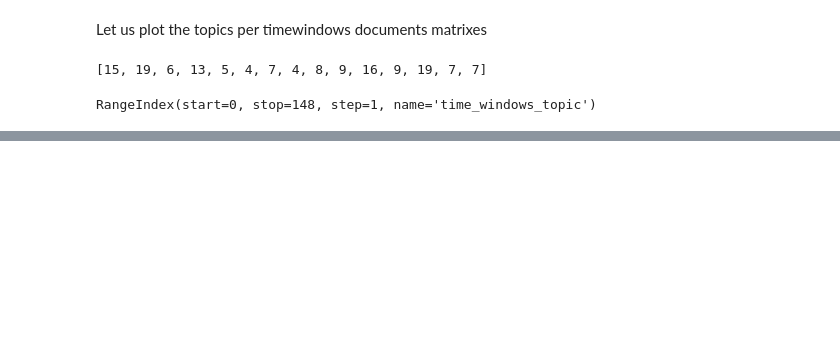
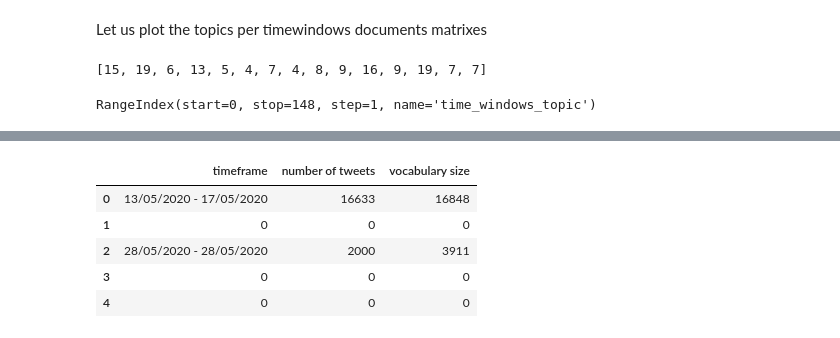
Before and after one commit to espoirMur/balobi_nini, a Jupyter notebook: notebooks/2.Dynamic_Topic_Modeling.ipynb, the cells around one changed output, grey strips where cells are left out. Saved outputs shown, nothing was run; the diff lists cells and outputs as text; code cells hidden in the pictures; blank space fills up the shorter version.

```diff
--- a/notebooks/2.Dynamic_Topic_Modeling.ipynb
+++ b/notebooks/2.Dynamic_Topic_Modeling.ipynb
@@ -1064,0 +1034,7 @@ plt.show()
+# %%
+data_summary = windows_groups.agg({'created_at': lambda x : f"{x.min().strftime('%d/%m/%Y')} - {x.max().strftime('%d/%m/%Y')}" if not x.empty else 0,
+                                   'cleanned_text': [lambda x: x.shape[0], lambda x: x.str.split().explode().nunique()]})
+# %%
+data_summary.columns = ['timeframe', 'number of tweets', 'vocabulary size']
+# %%
+data_summary = data_summary.reset_index(drop=True)
@@ -1064,0 +1049,9 @@ plt.show()
+# %%
+data_summary.head()
+# %% [output]
+|  | timeframe | number of tweets | vocabulary size |
+| 0 | 13/05/2020 - 17/05/2020 | 16633 | 16848 |
+| 1 | 0 | 0 | 0 |
+| 2 | 28/05/2020 - 28/05/2020 | 2000 | 3911 |
+| 3 | 0 | 0 | 0 |
+| 4 | 0 | 0 | 0 |
```
Also changed, not shown: parts of 37 cells of this notebook, 6 other files.
